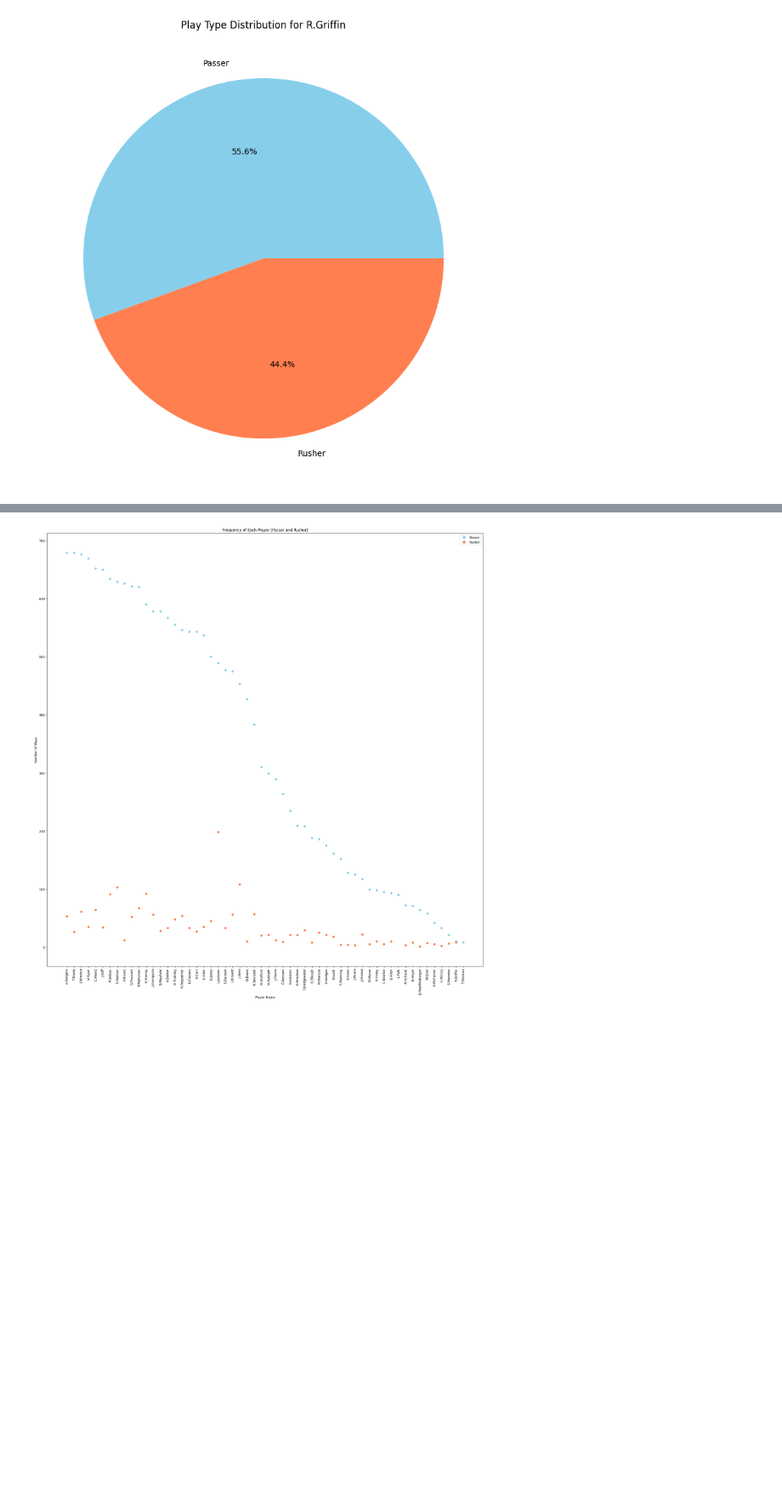
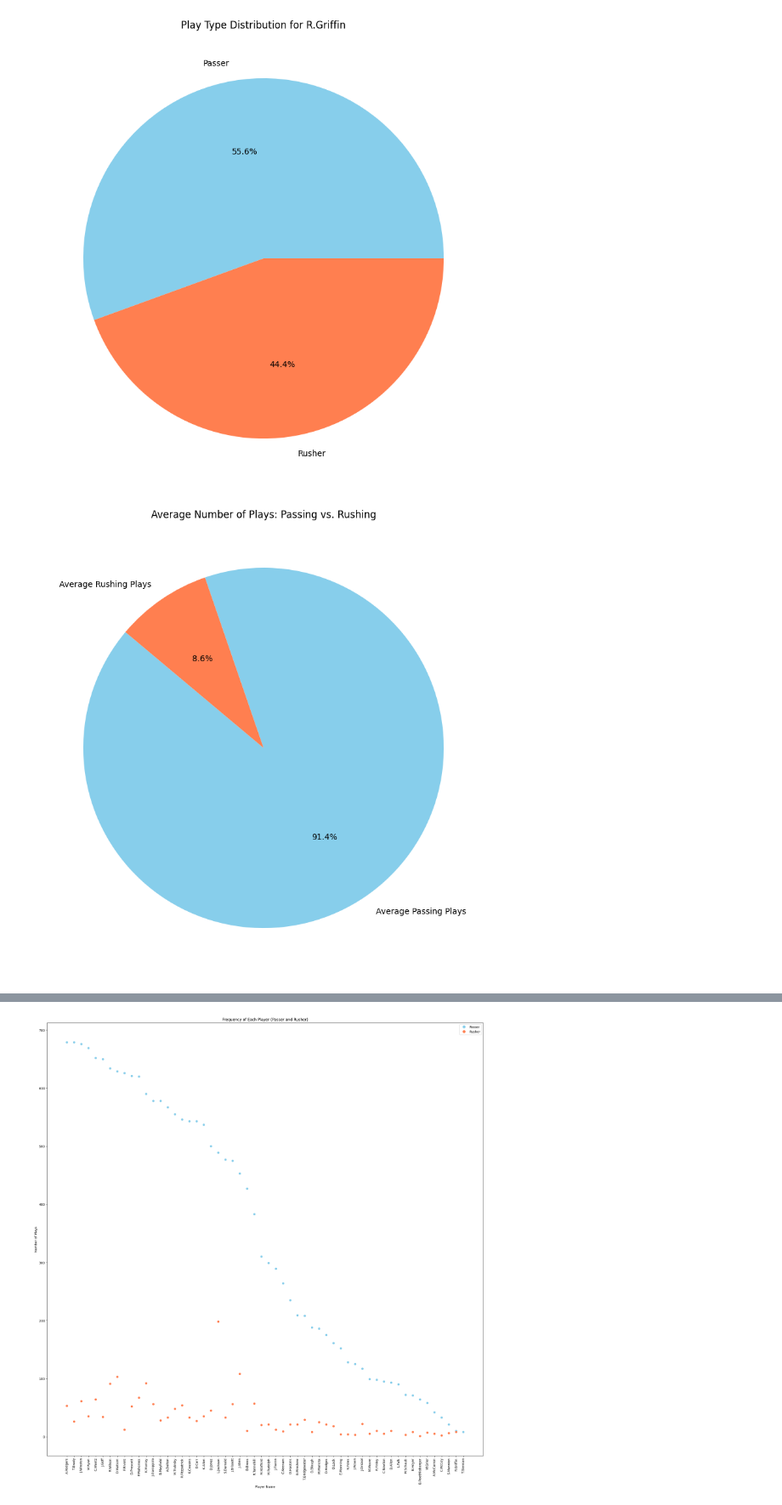
Before and after one commit to SantiM01/Senior-Project, a Jupyter notebook: Test_data_exploration_UPDATED_CURRENT.ipynb, the cells around one changed output, grey strips where cells are left out. Shown at 85% size. Saved outputs shown, nothing was run; the diff lists cells and outputs as text; code cells hidden in the pictures; blank space fills up the shorter version.

```diff
--- a/Test_data_exploration_UPDATED_CURRENT.ipynb
+++ b/Test_data_exploration_UPDATED_CURRENT.ipynb
@@ -227,3 +227,39 @@ else:
     print(f"No data available for {player_name}. Please check the player name and try again.")
 # %% [output]
 [figure]
+# %%
+##########################################################################################################################
+# Pie chart showing the ratio between avg of all passing plays to the avg of all rushing rushing for every palyer in the 2019 season
+##########################################################################################################################
+
+# Assuming 'all_counts' is your DataFrame loaded with passer and rusher data as previously setup
+
+# Sum the number of plays by type
+total_passer_plays = all_counts[all_counts['Player Type'] == 'Passer']['Number of Plays'].sum()
+total_rusher_plays = all_counts[all_counts['Player Type'] == 'Rusher']['Number of Plays'].sum()
+
+# Count the number of unique players for each type
+all_player_names = pd.concat([new_filtered_file['passer_player_name'], new_filtered_file['rusher_player_name']])
+
+# Drop duplicates to get only unique player names
+unique_player_names = all_player_names.drop_duplicates()
+
+# Count the unique player names
+num_unique_players = len(unique_player_names)
+
+# Calculate the average number of plays for passers and rushers
+avg_passer_plays = total_passer_plays / num_unique_players
+avg_rusher_plays = total_rusher_plays / num_unique_players
+
+# Prepare data for pie chart
+play_counts = [avg_passer_plays, avg_rusher_plays]
+labels = ['Average Passing Plays', 'Average Rushing Plays']
+colors = ['skyblue', 'coral']
+
+# Plotting the pie chart
+plt.figure(figsize=(10, 10))
+plt.pie(play_counts, labels=labels, colors=colors, autopct='%1.1f%%', startangle=140)
+plt.title('Average Number of Plays: Passing vs. Rushing')
+plt.show()
+# %% [output]
+[figure, added]
```
Also changed, not shown: parts of 6 cells of this notebook.
